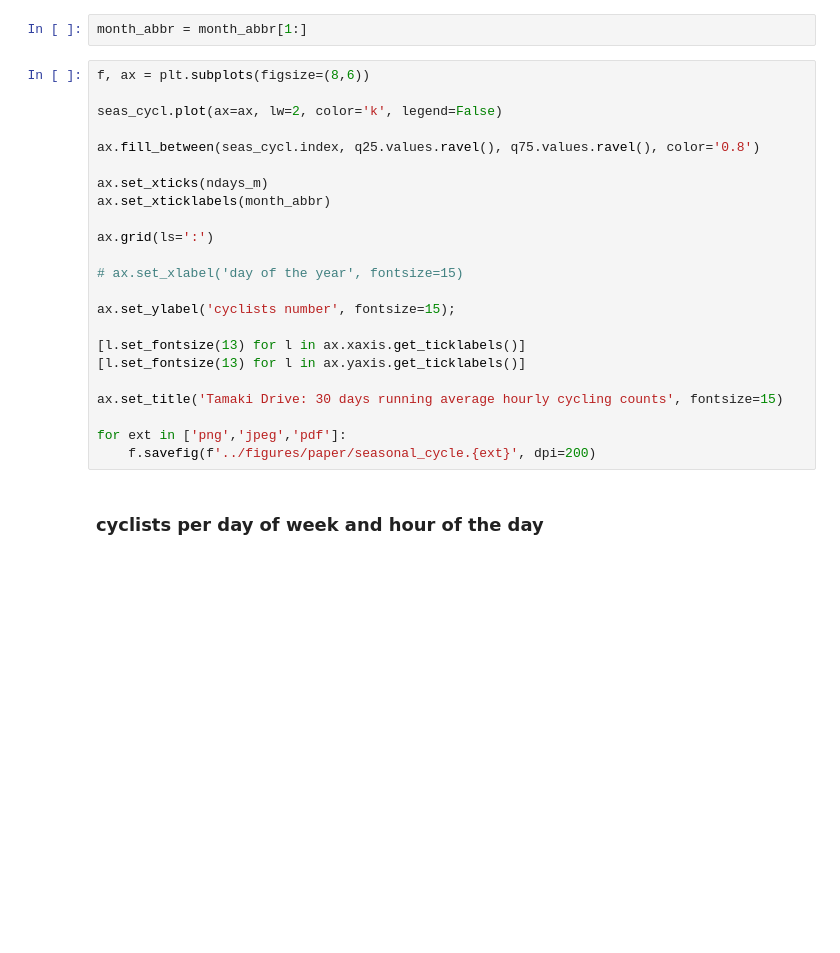
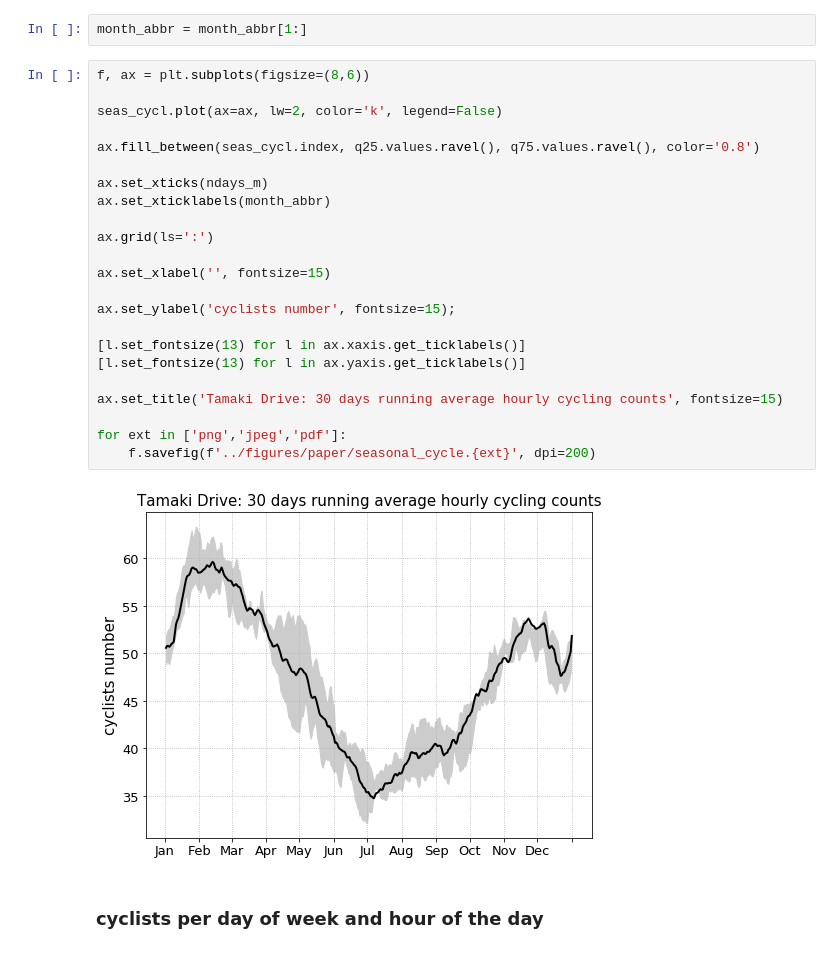
Before and after one commit to nicolasfauchereau/Auckland_Cycling, a Jupyter notebook: notebooks/Auckland_cycling_and_weather.ipynb, the cells around one changed output. Drawn from its saved outputs; the diff is of its cells as text; blank space fills up the shorter version.

```diff
--- a/notebooks/Auckland_cycling_and_weather.ipynb
+++ b/notebooks/Auckland_cycling_and_weather.ipynb
@@ -172,26 +242,28 @@ month_abbr = month_abbr[1:]
 # %%
 f, ax = plt.subplots(figsize=(8,6))
 
 seas_cycl.plot(ax=ax, lw=2, color='k', legend=False)
 
 ax.fill_between(seas_cycl.index, q25.values.ravel(), q75.values.ravel(), color='0.8')
 
 ax.set_xticks(ndays_m)
 ax.set_xticklabels(month_abbr)
 
 ax.grid(ls=':')
 
-# ax.set_xlabel('day of the year', fontsize=15)
+ax.set_xlabel('', fontsize=15)
 
 ax.set_ylabel('cyclists number', fontsize=15);
 
 [l.set_fontsize(13) for l in ax.xaxis.get_ticklabels()]
 [l.set_fontsize(13) for l in ax.yaxis.get_ticklabels()]
 
 ax.set_title('Tamaki Drive: 30 days running average hourly cycling counts', fontsize=15)
 
 for ext in ['png','jpeg','pdf']:
     f.savefig(f'../figures/paper/seasonal_cycle.{ext}', dpi=200)
+# %% [output]
+[figure, added]
 # %% [markdown]
 ### cyclists per day of week and hour of the day
 # %%
```
Also changed, not shown: parts of 74 cells of this notebook.
